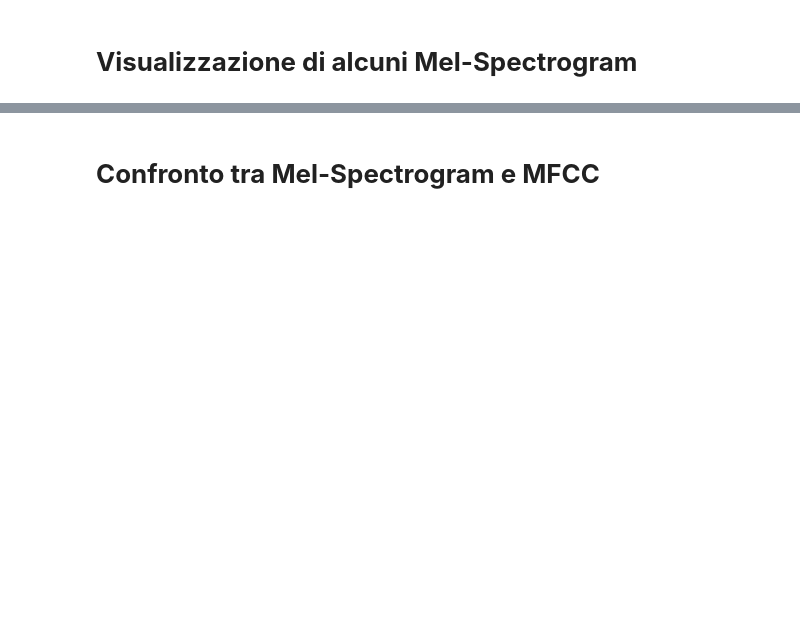
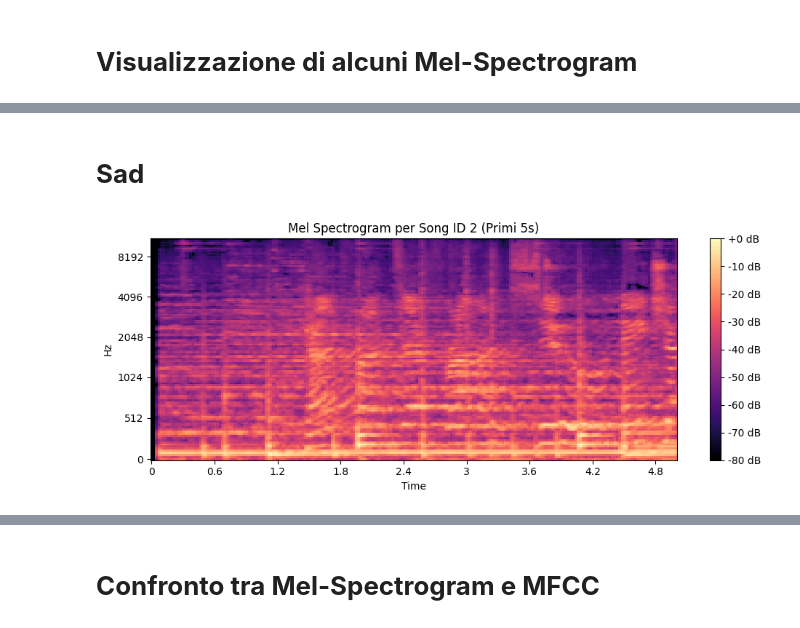
Before and after one commit to Lucazere00/music_emotion_recognition, a Jupyter notebook: music_emotion_recognition.ipynb, the cells around one changed output, grey strips where cells are left out. Saved outputs shown, nothing was run; the diff lists cells and outputs as text; code cells hidden in the pictures; blank space fills up the shorter version.

```diff
--- a/music_emotion_recognition.ipynb
+++ b/music_emotion_recognition.ipynb
@@ -456,0 +448,20 @@ for i in range(len(label_encoder.classes_)):
+# %% [markdown]
+# **Sad**
+# %%
+sample_song_id_2 = 2
+
+file_path_2 = os.path.join(audio_dir, f"{int(sample_song_id_2)}.mp3")
+y_2, sr_2 = librosa.load(file_path_2, duration=5)
+
+# Mel Spectrogram
+mel_2 = librosa.feature.melspectrogram(y=y_2, sr=sr_2, n_mels=128)
+mel_db_2 = librosa.power_to_db(mel_2, ref=np.max)
+
+plt.figure(figsize=(10, 4))
+librosa.display.specshow(mel_db_2, x_axis='time', y_axis='mel', sr=sr_2)
+plt.colorbar(format='%+2.0f dB')
+plt.title(f'Mel Spectrogram per Song ID {sample_song_id_2} (Primi 5s)')
+plt.tight_layout()
+plt.show()
+# %% [output]
+[figure, added]
```
Also changed, not shown: parts of 20 cells of this notebook.
